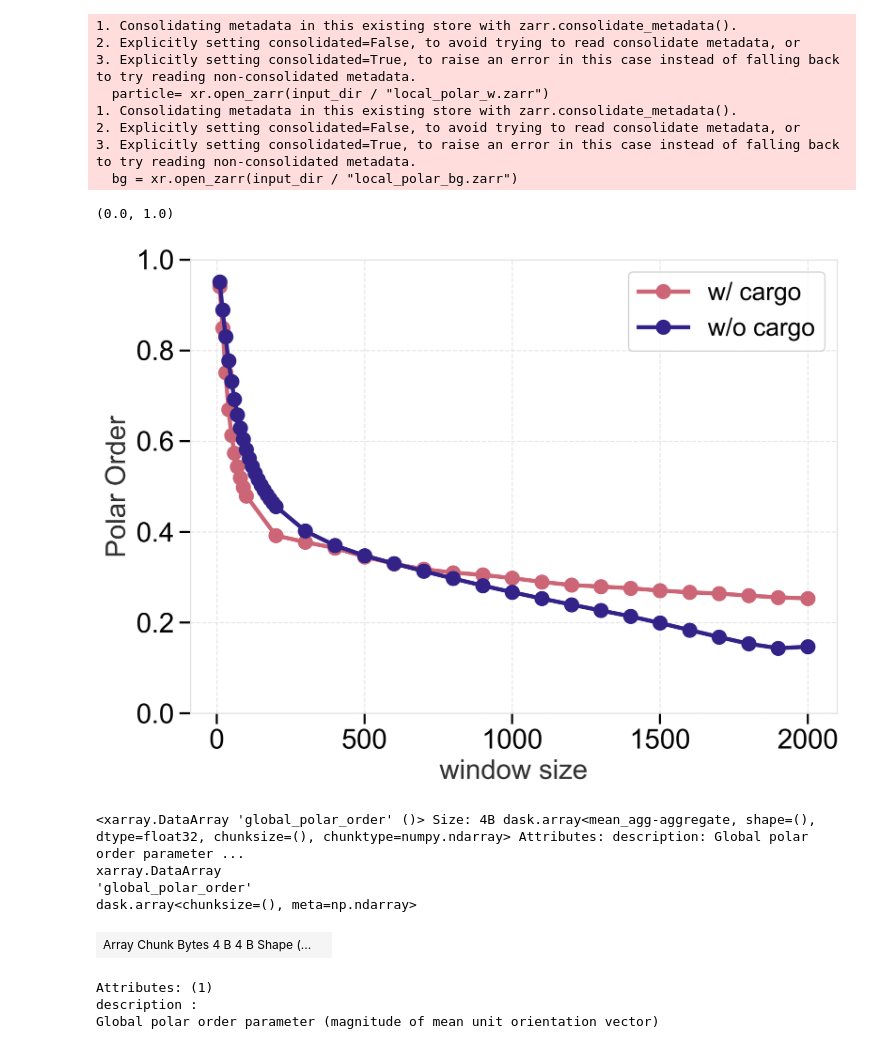
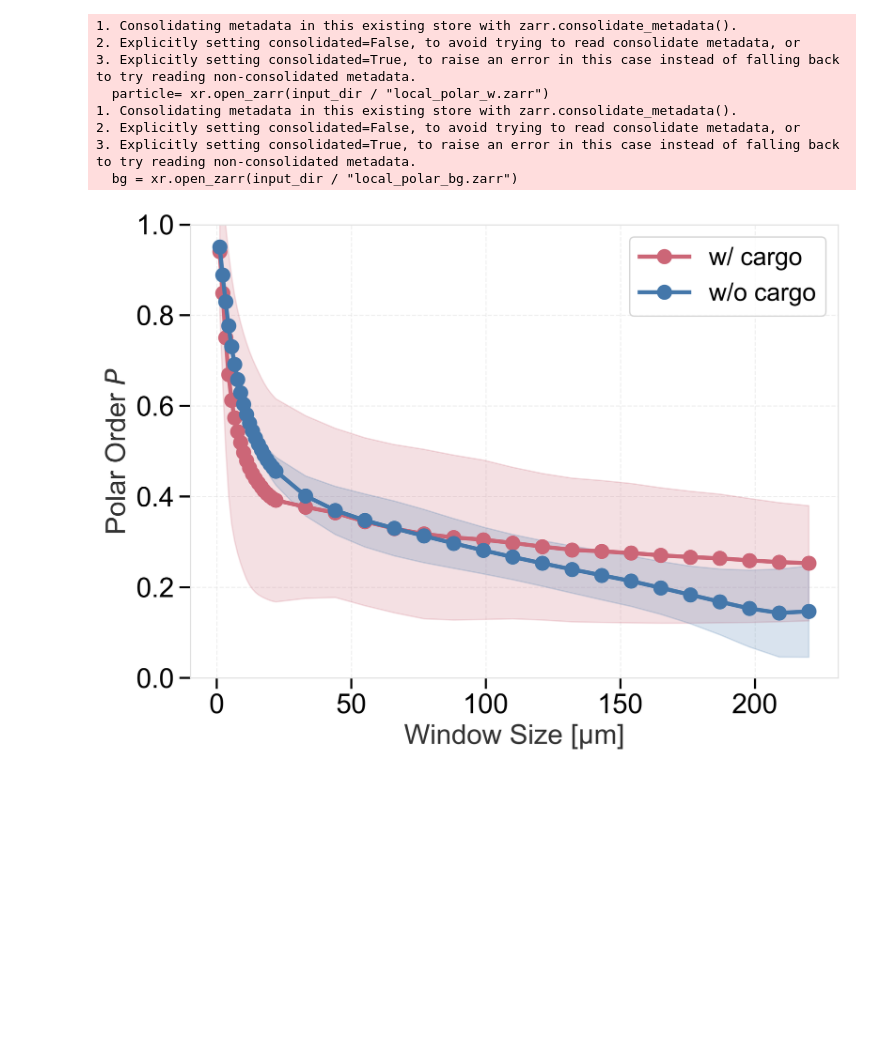
Before and after one commit to wppppupr/MTCargo_analysis, a Jupyter notebook: notebooks/local_polar.ipynb, the cells around one changed output. Saved outputs shown, nothing was run; the diff lists cells and outputs as text; code cells hidden in the pictures; blank space fills up the shorter version.

```diff
--- a/notebooks/local_polar.ipynb
+++ b/notebooks/local_polar.ipynb
@@ -31,27 +31,40 @@ bg = xr.open_zarr(input_dir / "local_polar_bg.zarr")
 2. Explicitly setting consolidated=False, to avoid trying to read consolidate metadata, or
 3. Explicitly setting consolidated=True, to raise an error in this case instead of falling back to try reading non-consolidated metadata.
   bg = xr.open_zarr(input_dir / "local_polar_bg.zarr")
-# %%
-# --- 究極に簡単なプロット ---
-plt.figure()
-particle.polar_order.mean(dim=['frame', 'particle']).plot(label='w/ cargo', marker='o')
-bg.polar_order.mean(dim=['frame']).plot(label='w/o cargo', marker='o')
-
-plt.legend()
-
-plt.ylabel("Polar Order")
-plt.ylim(0, 1)
-# %% [output]
-(0.0, 1.0)
-[figure, removed]
-# %%
-global_polar.mean(dim='frame')
-# %% [output]
-<xarray.DataArray 'global_polar_order' ()> Size: 4B dask.array<mean_agg-aggregate, shape=(), dtype=float32, chunksize=(), chunktype=numpy.ndarray> Attributes: description: Global polar order parameter ...
-xarray.DataArray
-'global_polar_order'
-dask.array<chunksize=(), meta=np.ndarray>
-| Array Chunk Bytes 4 B 4 B Shape (... |  |
-Attributes: (1)
-description :
-Global polar order parameter (magnitude of mean unit orientation vector)
+# %%
+import matplotlib.pyplot as plt
+import numpy as np
+
+scale = 0.11
+
+# --- 1. 統計量の計算 (w/ cargo) ---
+# 粒子ごと、フレームごとの平均をとる前の「ばらつき」を保持
+p_mean = particle.polar_order.mean(dim=['frame', 'particle'])
+p_std  = particle.polar_order.std(dim=['frame', 'particle']) # 標準偏差
+
+# --- 2. 統計量の計算 (w/o cargo) ---
+bg_mean = bg.polar_order.mean(dim=['frame'])
+bg_std  = bg.polar_order.std(dim=['frame'])
+
+# --- 3. プロット ---
+plt.figure()
+
+# ウィンドウサイズ（x軸）の取得
+x_coords = p_mean['window size'].values * scale
+
+# w/ cargo
+plt.plot(x_coords, p_mean, color='#CC6677', marker='o', label='w/ cargo')
+plt.fill_between(x_coords, p_mean - p_std, p_mean + p_std, color='#CC6677', alpha=0.2)
+
+# w/o cargo
+plt.plot(x_coords, bg_mean, color='#4477AA', marker='o', label='w/o cargo')
+plt.fill_between(x_coords, bg_mean - bg_std, bg_mean + bg_std, color='#4477AA', alpha=0.2)
+
+plt.legend()
+plt.xlabel("Window Size [\u03bcm]")
+plt.ylabel("Polar Order $P$")
+plt.ylim(0, 1)
+plt.grid(True, which='both', linestyle='--', alpha=0.5)
+plt.show()
+# %% [output]
+[figure, added]
```
